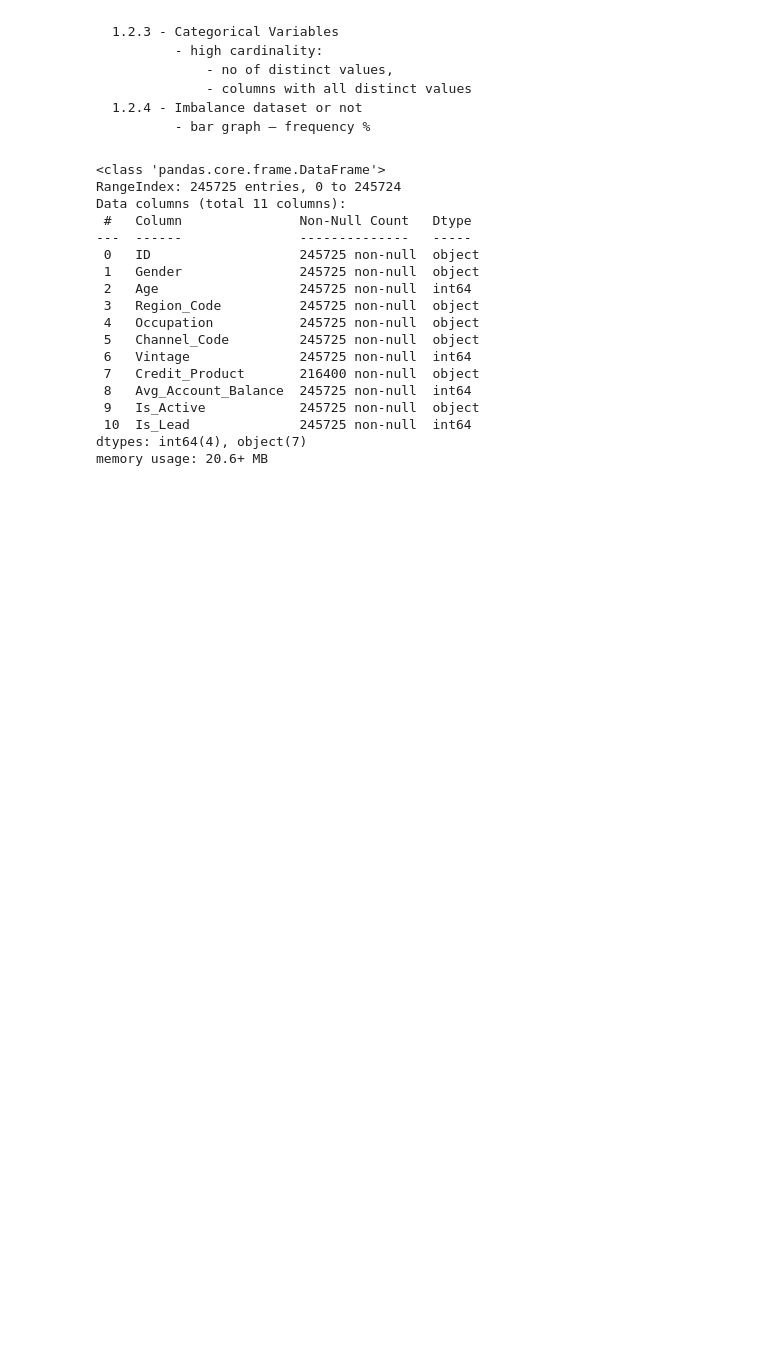
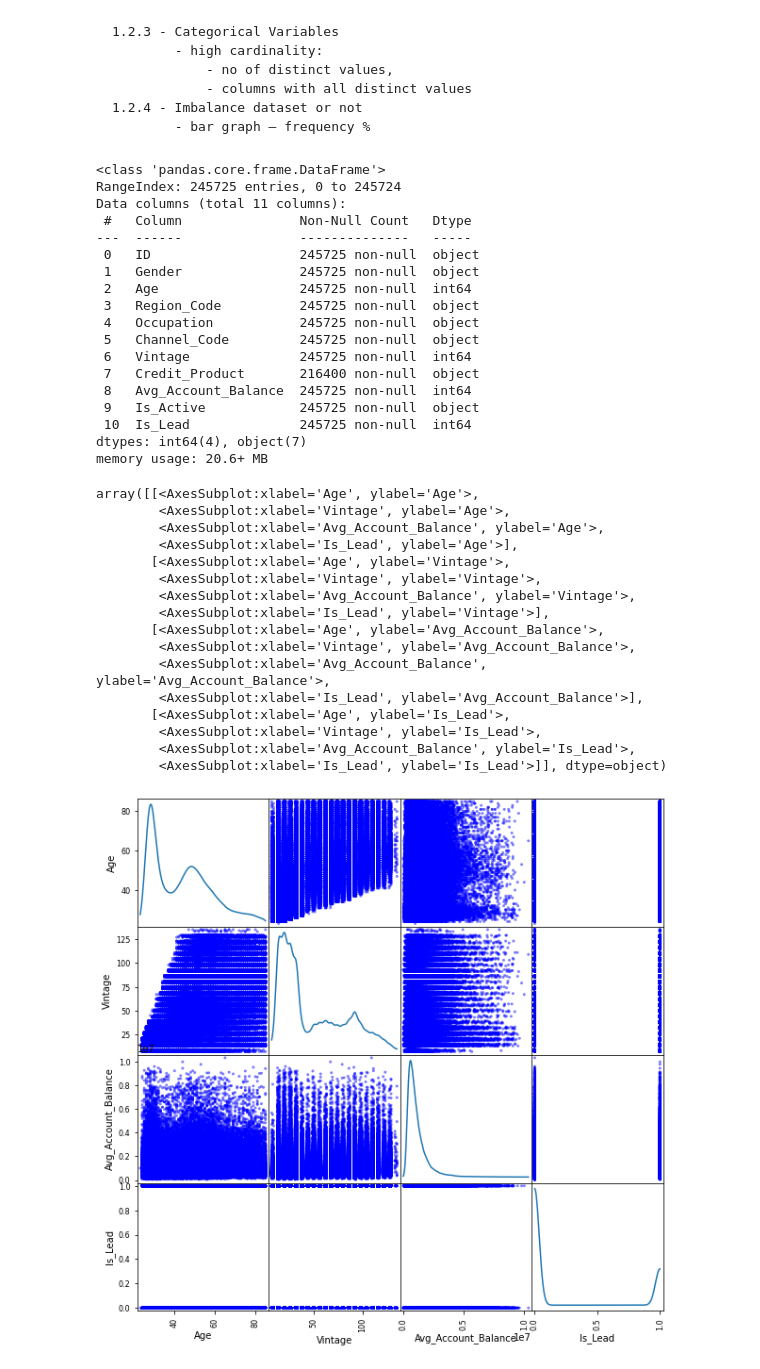
Before and after one commit to eswarpoluri/EDA, a Jupyter notebook: EDA.ipynb, the cells around one changed output. Saved outputs shown, nothing was run; the diff lists cells and outputs as text; code cells hidden in the pictures; blank space fills up the shorter version.

```diff
--- a/EDA.ipynb
+++ b/EDA.ipynb
@@ -210,3 +214,25 @@ Data columns (total 11 columns):
  10  Is_Lead              245725 non-null  int64
 dtypes: int64(4), object(7)
 memory usage: 20.6+ MB
+# %%
+from pandas.plotting import scatter_matrix
+scatter_matrix(df, figsize= (10,10), diagonal='kde', color = 'b') # kde - kernel density estimate
+plt.show()
+# %% [output]
+array([[<AxesSubplot:xlabel='Age', ylabel='Age'>,
+        <AxesSubplot:xlabel='Vintage', ylabel='Age'>,
+        <AxesSubplot:xlabel='Avg_Account_Balance', ylabel='Age'>,
+        <AxesSubplot:xlabel='Is_Lead', ylabel='Age'>],
+       [<AxesSubplot:xlabel='Age', ylabel='Vintage'>,
+        <AxesSubplot:xlabel='Vintage', ylabel='Vintage'>,
+        <AxesSubplot:xlabel='Avg_Account_Balance', ylabel='Vintage'>,
+        <AxesSubplot:xlabel='Is_Lead', ylabel='Vintage'>],
+       [<AxesSubplot:xlabel='Age', ylabel='Avg_Account_Balance'>,
+        <AxesSubplot:xlabel='Vintage', ylabel='Avg_Account_Balance'>,
+        <AxesSubplot:xlabel='Avg_Account_Balance', ylabel='Avg_Account_Balance'>,
+        <AxesSubplot:xlabel='Is_Lead', ylabel='Avg_Account_Balance'>],
+       [<AxesSubplot:xlabel='Age', ylabel='Is_Lead'>,
+        <AxesSubplot:xlabel='Vintage', ylabel='Is_Lead'>,
+        <AxesSubplot:xlabel='Avg_Account_Balance', ylabel='Is_Lead'>,
+        <AxesSubplot:xlabel='Is_Lead', ylabel='Is_Lead'>]], dtype=object)
+[figure, added]
```
Also changed, not shown: parts of 5 cells of this notebook.
